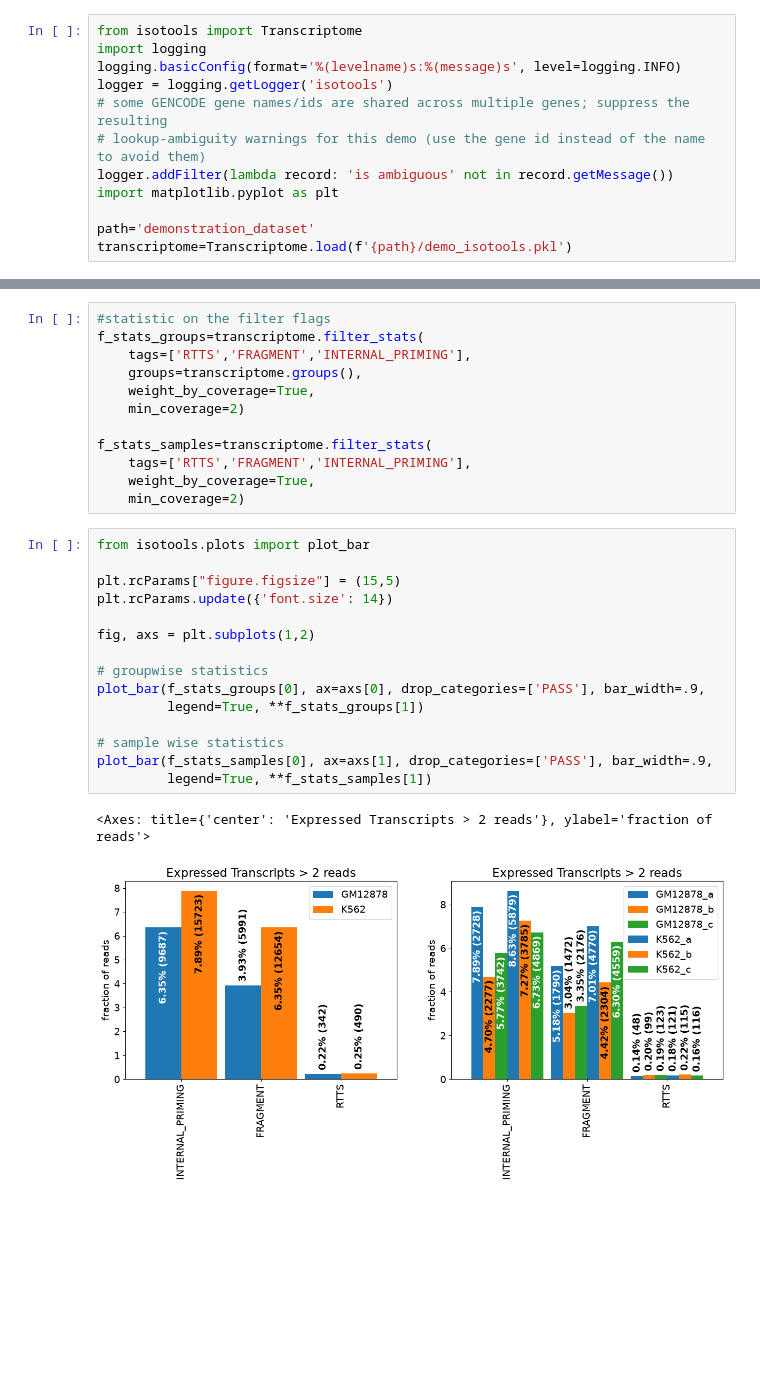
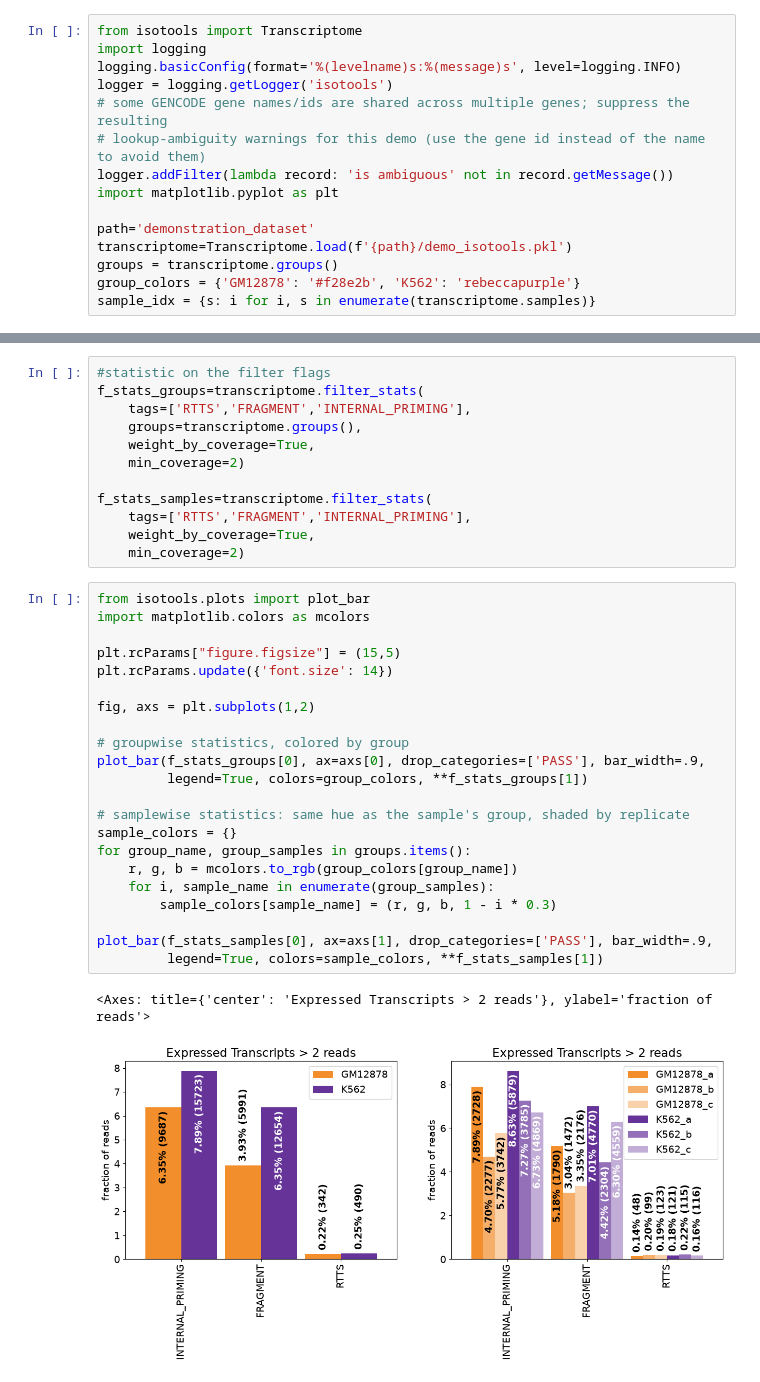
Before and after one commit to HerwigLab/IsoTools2, a Jupyter notebook: docs/notebooks/05_qc.ipynb, the cells around one changed output, grey strips where cells are left out. Saved outputs shown, nothing was run; the diff lists cells and outputs as text; blank space fills up the shorter version.

```diff
--- a/docs/notebooks/05_qc.ipynb
+++ b/docs/notebooks/05_qc.ipynb
@@ -27,6 +27,9 @@ import matplotlib.pyplot as plt
 
 path='demonstration_dataset'
 transcriptome=Transcriptome.load(f'{path}/demo_isotools.pkl')
+groups = transcriptome.groups()
+group_colors = {'GM12878': '#f28e2b', 'K562': 'rebeccapurple'}
+sample_idx = {s: i for i, s in enumerate(transcriptome.samples)}
 # %% [output]
 INFO:loading transcriptome from demonstration_dataset/demo_isotools.pkl
 # %%
@@ -50,19 +53,26 @@ f_stats_samples=transcriptome.filter_stats(
     min_coverage=2)
 # %%
 from isotools.plots import plot_bar
+import matplotlib.colors as mcolors
 
 plt.rcParams["figure.figsize"] = (15,5)
 plt.rcParams.update({'font.size': 14})
 
 fig, axs = plt.subplots(1,2)
 
-# groupwise statistics
+# groupwise statistics, colored by group
 plot_bar(f_stats_groups[0], ax=axs[0], drop_categories=['PASS'], bar_width=.9,
-         legend=True, **f_stats_groups[1])
+         legend=True, colors=group_colors, **f_stats_groups[1])
 
-# sample wise statistics
+# samplewise statistics: same hue as the sample's group, shaded by replicate
+sample_colors = {}
+for group_name, group_samples in groups.items():
+    r, g, b = mcolors.to_rgb(group_colors[group_name])
+    for i, sample_name in enumerate(group_samples):
+        sample_colors[sample_name] = (r, g, b, 1 - i * 0.3)
+
 plot_bar(f_stats_samples[0], ax=axs[1], drop_categories=['PASS'], bar_width=.9,
-         legend=True, **f_stats_samples[1])
+         legend=True, colors=sample_colors, **f_stats_samples[1])
 # %% [output]
 <Axes: title={'center': 'Expressed Transcripts > 2 reads'}, ylabel='fraction of reads'>
-[figure, old version]
+[figure, new version]
```
Also changed, not shown: parts of 9 cells of this notebook, 3 other files.
